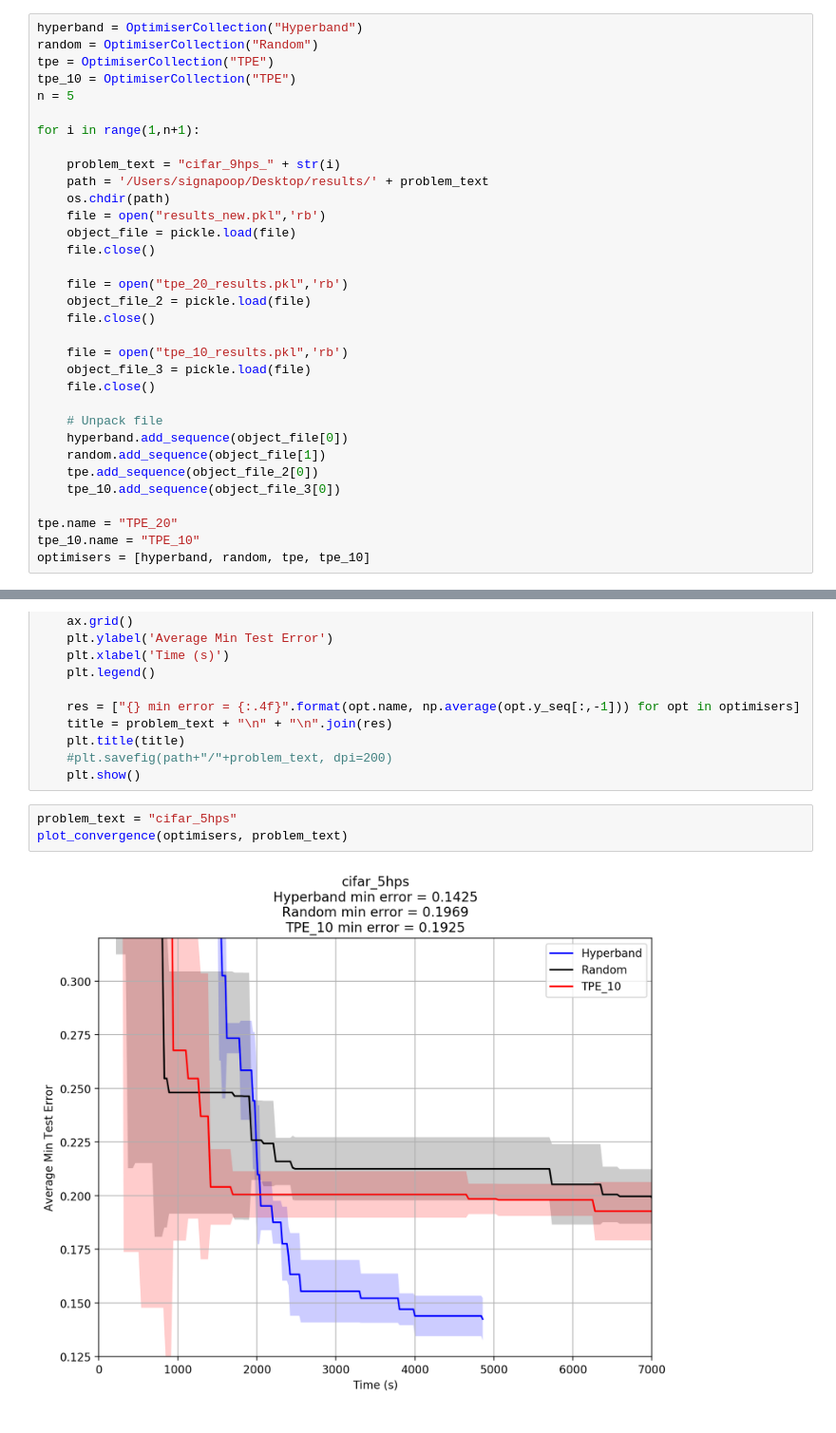
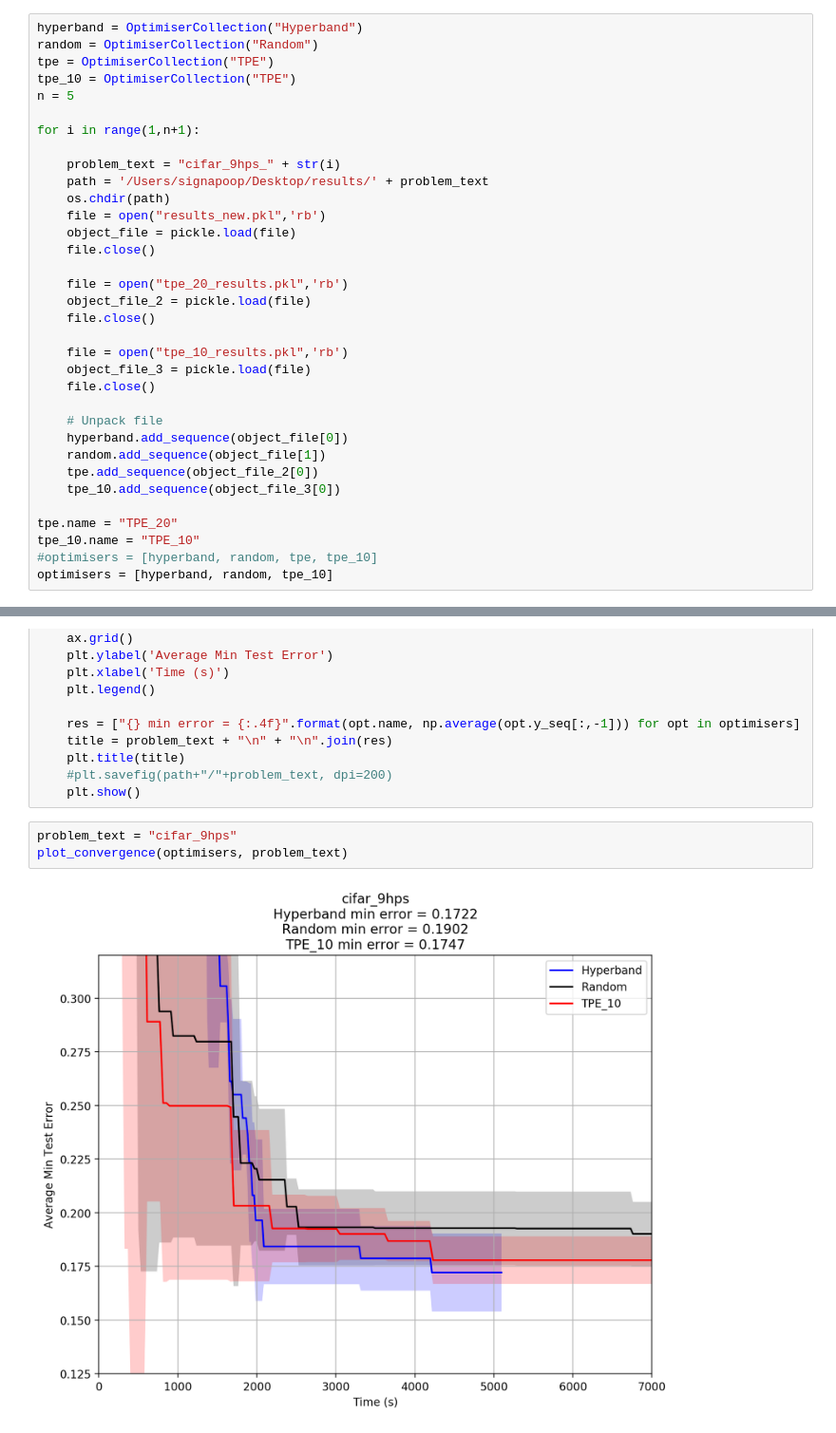
Before and after one commit to leowyy/autotune, a Jupyter notebook: analysis/combining_cifar_results.ipynb, the cells around one changed output, grey strips where cells are left out. Shown: that part at 95% size. Saved outputs shown, nothing was run; the diff lists cells and outputs as text.

```diff
--- a/analysis/combining_cifar_results.ipynb
+++ b/analysis/combining_cifar_results.ipynb
@@ -93,7 +93,8 @@ for i in range(1,n+1):
 
 tpe.name = "TPE_20"
 tpe_10.name = "TPE_10"
-optimisers = [hyperband, random, tpe, tpe_10]
+#optimisers = [hyperband, random, tpe, tpe_10]
+optimisers = [hyperband, random, tpe_10]
 # %%
 for optimiser in optimisers:
     optimiser.summarise()
@@ -138,7 +139,7 @@ def plot_convergence(optimisers, problem_text=""):
     #plt.savefig(path+"/"+problem_text, dpi=200)
     plt.show()
 # %%
-problem_text = "cifar_5hps"
+problem_text = "cifar_9hps"
 plot_convergence(optimisers, problem_text)
 # %% [output]
-[figure, old version]
+[figure, new version]
```
Also changed, not shown: parts of 1 cell of this notebook, 18 other files.
